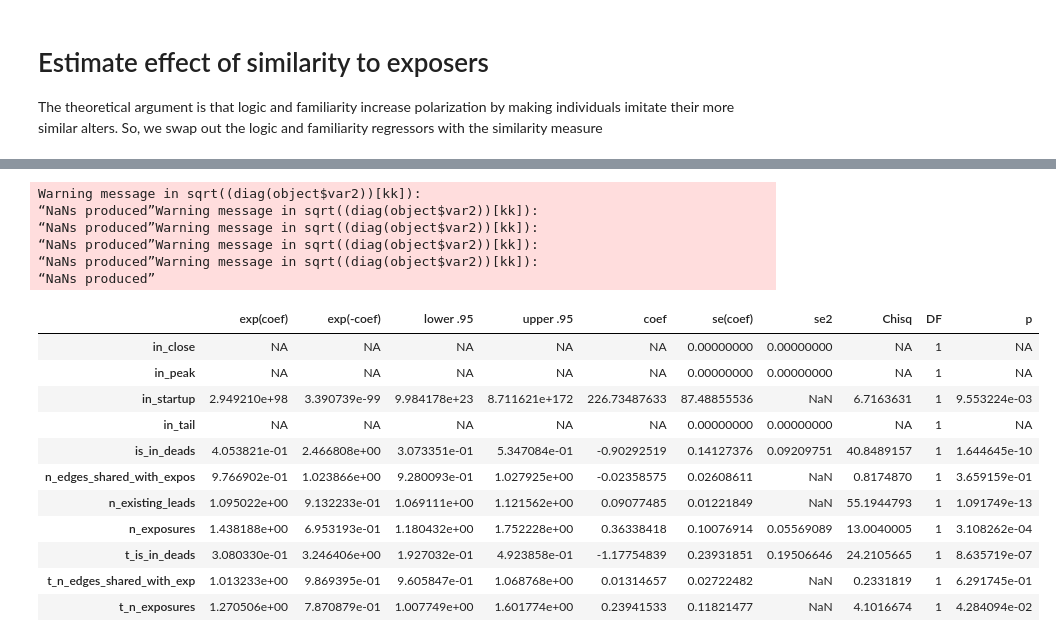
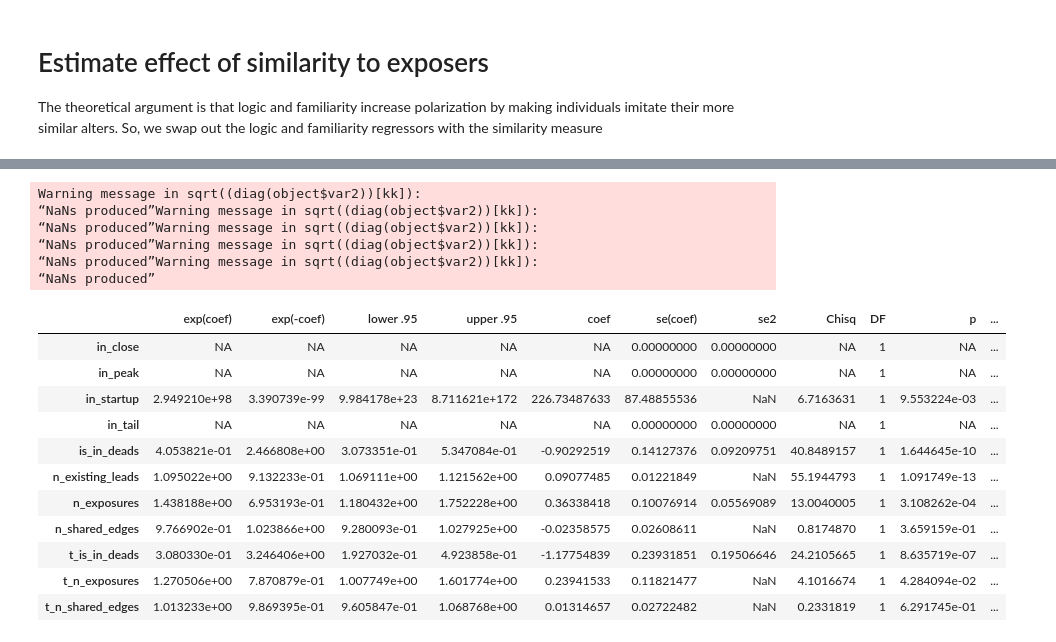
Before and after one commit to JamesPHoughton/detective-game-interdependent-diffusion, a Jupyter notebook: analysis/Estimate continuous-time outcome measures.ipynb, the cells around one changed output, grey strips where cells are left out. Drawn from its saved outputs; the diff is of its cells as text; code cells hidden in the pictures.

```diff
--- a/analysis/Estimate continuous-time outcome measures.ipynb
+++ b/analysis/Estimate continuous-time outcome measures.ipynb
@@ -51,8 +46,10 @@ dim(adopt_ht)
 adopt_ht$t_n_exposures = adopt_ht$n_exposures * adopt_ht$is_treatment_condition
 adopt_ht$t_n_rim_connections = adopt_ht$n_rim_connections * adopt_ht$is_treatment_condition
 adopt_ht$t_is_in_deads = adopt_ht$is_in_deads * adopt_ht$is_treatment_condition
-adopt_ht$triangle_paths_exist = 1*(adopt_ht$n_triangle_paths > 0)
-adopt_ht$t_n_edges_shared_with_exposers = adopt_ht$n_edges_shared_with_exposers * adopt_ht$is_treatment_condition
-head(adopt_ht)
+
+adopt_ht$n_shared_edges <- adopt_ht$n_edges_shared_with_exposers #renaming, should be able to remove this
+
+adopt_ht$t_n_shared_edges <- adopt_ht$n_shared_edges * adopt_ht$is_treatment_condition
+tail(adopt_ht)
 # %% [output]
 |  | X | start | exposure_id | player_id | game_id | is_treatment_condition | is_spoke | is_link_or_spur | ... |
@@ -132,11 +131,8 @@ The theoretical argument is that logic and familiarity increase polarization by
 similarity_fit <- coxph(
     Surv(time=start, time2=stop, event=adopt_event, type='counting') ~
         in_startup + in_peak + in_close + in_tail +  # timing dummies
-        #is_link + is_spur + is_spoke + # is_prompt +  # type of clue dummies
         n_exposures + t_n_exposures +  # social reinforcement
-        #n_triangle_paths +  # "logical" support
-        #n_rim_connections + t_n_rim_connections + # familiarity with concepts
-        n_edges_shared_with_exposers + t_n_edges_shared_with_exposers +  # similarity to exposers
+        n_shared_edges + t_n_shared_edges +  # similarity to exposers
         is_in_deads + t_is_in_deads +  # prior rejection
         n_existing_leads +  # current state of notebook
         frailty.gaussian(player_id),  # random player effect (as players have different play speeds)
@@ -173,27 +169,31 @@ n= 24990, number of events= 1513
 # %%
 similarity_summary = summary(similarity_fit)
 similarity_coefs = merge(similarity_summary$conf.int, similarity_summary$coefficients, by='row.names')
 rownames(similarity_coefs) <- similarity_coefs$Row.names  # reset row names
 similarity_coefs$Row.names <- NULL
 
+# add means
+similarity_coefs$means <- similarity_fit$means[row.names(similarity_coefs)]
+
+# export data for plotting in python
 write.csv(similarity_coefs, paste(working_dir, "similarity_cox_results.csv", sep=""))
 similarity_coefs
 # %% [output]
 Warning message in sqrt((diag(object$var2))[kk]):
 “NaNs produced”Warning message in sqrt((diag(object$var2))[kk]):
 “NaNs produced”Warning message in sqrt((diag(object$var2))[kk]):
 “NaNs produced”Warning message in sqrt((diag(object$var2))[kk]):
 “NaNs produced”Warning message in sqrt((diag(object$var2))[kk]):
 “NaNs produced”
-|  | exp(coef) | exp(-coef) | lower .95 | upper .95 | coef | se(coef) | se2 | Chisq | DF | p |
-| in_close | NA | NA | NA | NA | NA | 0.00000000 | 0.00000000 | NA | 1 | NA |
-| in_peak | NA | NA | NA | NA | NA | 0.00000000 | 0.00000000 | NA | 1 | NA |
-| in_startup | 2.949210e+98 | 3.390739e-99 | 9.984178e+23 | 8.711621e+172 | 226.73487633 | 87.48855536 | NaN | 6.7163631 | 1 | 9.553224e-03 |
-| in_tail | NA | NA | NA | NA | NA | 0.00000000 | 0.00000000 | NA | 1 | NA |
-| is_in_deads | 4.053821e-01 | 2.466808e+00 | 3.073351e-01 | 5.347084e-01 | -0.90292519 | 0.14127376 | 0.09209751 | 40.8489157 | 1 | 1.644645e-10 |
-| n_edges_shared_with_expos | 9.766902e-01 | 1.023866e+00 | 9.280093e-01 | 1.027925e+00 | -0.02358575 | 0.02608611 | NaN | 0.8174870 | 1 | 3.659159e-01 |
-| n_existing_leads | 1.095022e+00 | 9.132233e-01 | 1.069111e+00 | 1.121562e+00 | 0.09077485 | 0.01221849 | NaN | 55.1944793 | 1 | 1.091749e-13 |
-| n_exposures | 1.438188e+00 | 6.953193e-01 | 1.180432e+00 | 1.752228e+00 | 0.36338418 | 0.10076914 | 0.05569089 | 13.0040005 | 1 | 3.108262e-04 |
-| t_is_in_deads | 3.080330e-01 | 3.246406e+00 | 1.927032e-01 | 4.923858e-01 | -1.17754839 | 0.23931851 | 0.19506646 | 24.2105665 | 1 | 8.635719e-07 |
-| t_n_edges_shared_with_exp | 1.013233e+00 | 9.869395e-01 | 9.605847e-01 | 1.068768e+00 | 0.01314657 | 0.02722482 | NaN | 0.2331819 | 1 | 6.291745e-01 |
-| t_n_exposures | 1.270506e+00 | 7.870879e-01 | 1.007749e+00 | 1.601774e+00 | 0.23941533 | 0.11821477 | NaN | 4.1016674 | 1 | 4.284094e-02 |
+|  | exp(coef) | exp(-coef) | lower .95 | upper .95 | coef | se(coef) | se2 | Chisq | DF | p | ... |
+| in_close | NA | NA | NA | NA | NA | 0.00000000 | 0.00000000 | NA | 1 | NA | ... |
+| in_peak | NA | NA | NA | NA | NA | 0.00000000 | 0.00000000 | NA | 1 | NA | ... |
+| in_startup | 2.949210e+98 | 3.390739e-99 | 9.984178e+23 | 8.711621e+172 | 226.73487633 | 87.48855536 | NaN | 6.7163631 | 1 | 9.553224e-03 | ... |
+| in_tail | NA | NA | NA | NA | NA | 0.00000000 | 0.00000000 | NA | 1 | NA | ... |
+| is_in_deads | 4.053821e-01 | 2.466808e+00 | 3.073351e-01 | 5.347084e-01 | -0.90292519 | 0.14127376 | 0.09209751 | 40.8489157 | 1 | 1.644645e-10 | ... |
+| n_existing_leads | 1.095022e+00 | 9.132233e-01 | 1.069111e+00 | 1.121562e+00 | 0.09077485 | 0.01221849 | NaN | 55.1944793 | 1 | 1.091749e-13 | ... |
+| n_exposures | 1.438188e+00 | 6.953193e-01 | 1.180432e+00 | 1.752228e+00 | 0.36338418 | 0.10076914 | 0.05569089 | 13.0040005 | 1 | 3.108262e-04 | ... |
+| n_shared_edges | 9.766902e-01 | 1.023866e+00 | 9.280093e-01 | 1.027925e+00 | -0.02358575 | 0.02608611 | NaN | 0.8174870 | 1 | 3.659159e-01 | ... |
+| t_is_in_deads | 3.080330e-01 | 3.246406e+00 | 1.927032e-01 | 4.923858e-01 | -1.17754839 | 0.23931851 | 0.19506646 | 24.2105665 | 1 | 8.635719e-07 | ... |
+| t_n_exposures | 1.270506e+00 | 7.870879e-01 | 1.007749e+00 | 1.601774e+00 | 0.23941533 | 0.11821477 | NaN | 4.1016674 | 1 | 4.284094e-02 | ... |
+| t_n_shared_edges | 1.013233e+00 | 9.869395e-01 | 9.605847e-01 | 1.068768e+00 | 0.01314657 | 0.02722482 | NaN | 0.2331819 | 1 | 6.291745e-01 | ... |
```
Also changed, not shown: parts of 7 cells of this notebook, 49 other files.
